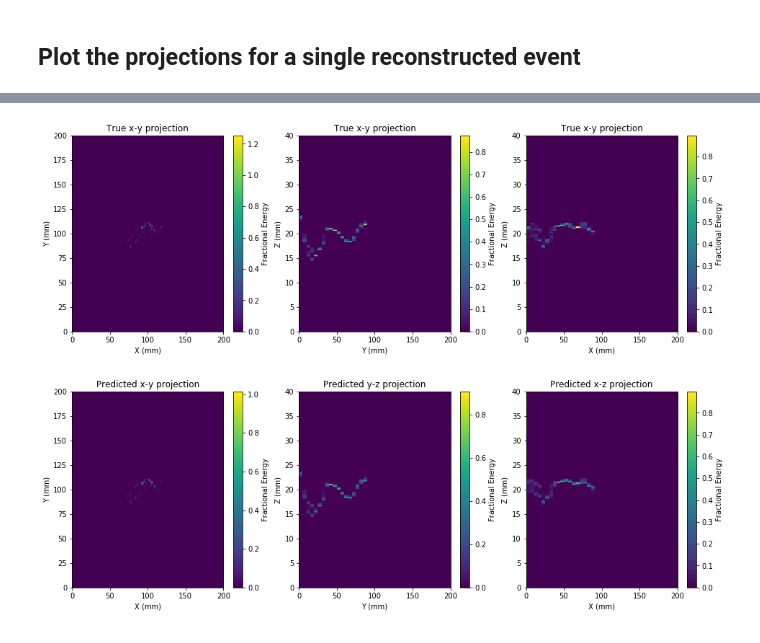
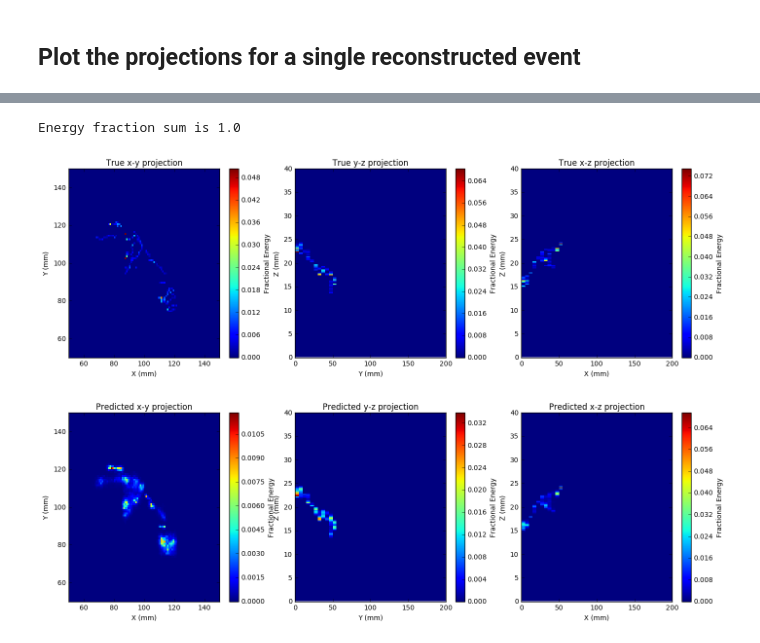
Before and after one commit to jerenner/next-deeplearning-analysis, a Jupyter notebook: NEXT_trackreconstruction.ipynb, the cells around one changed output, grey strips where cells are left out. Drawn from its saved outputs; the diff is of its cells as text; code cells hidden in the pictures.

```diff
--- a/NEXT_trackreconstruction.ipynb
+++ b/NEXT_trackreconstruction.ipynb
@@ -129,9 +127,11 @@ def read_events(file_name,nevts_train,nevts_test,map_size,grid_size):
     y_train = np.zeros([nevts_train,grid_size])
     y_test = np.zeros([nevts_test,grid_size])
 
+    # Create the arrays to store additional information needed to reconstruct entire events (test events only).
     enum_test = np.zeros(nevts_test)
     xc_test = np.zeros(nevts_test)
     yc_test = np.zeros(nevts_test)
+    efrac_test = np.zeros(nevts_test)
 
     # Start reading the events.
     print("{0} events available".format(tot_evts))
@@ -144,6 +144,7 @@ def read_events(file_name,nevts_train,nevts_test,map_size,grid_size):
         evtnum_obj = evt_file["evtNum{0}".format(ee)]
         xc_obj = evt_file["xc{0}".format(ee)]
         yc_obj = evt_file["yc{0}".format(ee)]
+        efrac_obj = evt_file["efrac{0}".format(ee)]
 
         # Create the grid.
         xslices = slice_obj[0]; yslices = slice_obj[1]; eslices = slice_obj[2]
@@ -159,16 +160,17 @@ def read_events(file_name,nevts_train,nevts_test,map_size,grid_size):
             enum_test[ee-nevts_train] = evtnum_obj[0]
             xc_test[ee-nevts_train] = xc_obj[0]
             yc_test[ee-nevts_train] = yc_obj[0]
+            efrac_test[ee-nevts_train] = efrac_obj[0]
         else:
             x_train[ee] = map_obj
             y_train[ee] = slice_grid
 
     evt_file.close()
 
-    return (x_train, y_train, x_test, y_test, enum_test, xc_test, yc_test)
+    return (x_train, y_train, x_test, y_test, enum_test, xc_test, yc_test, efrac_test)
 # %% [markdown]
 ## Read in the data and train the DNN
 # %%
-x_train, y_train, x_test, y_test, enum_test, xc_test, yc_test = read_events("data/slices.h5",nevtsTrain,nevtsTest,mapSize,gridSize)
+x_train, y_train, x_test, y_test, enum_test, xc_test, yc_test, efrac_test = read_events("data/slices.h5",nevtsTrain,nevtsTest,mapSize,gridSize)
 # %% [output]
 Reading 30005 training events and 2001 test events
@@ -389,11 +353,14 @@ for ee in enum_test: print(ee)
 # %%
 # Get all predictions for a single event and plot them.
-plt_evt = 3627
+plt_evt = 3630
+
 xevt = x_test[enum_test == plt_evt]
 yevt = y_test[enum_test == plt_evt]
 ymat = np.reshape(yevt,[len(yevt),RNG_LIM,RNG_LIM])
 x0 = xc_test[enum_test == plt_evt].astype('int')
 y0 = yc_test[enum_test == plt_evt].astype('int')
+efrac = efrac_test[enum_test == plt_evt]
+print("Energy fraction sum is {0}".format(np.sum(efrac)))
 
 yevt_pred = model.predict(xevt, batch_size=32, verbose=0)
 ymat_pred = np.reshape(yevt_pred,[len(yevt_pred),RNG_LIM,RNG_LIM])
@@ -407,74 +374,79 @@ ymat_xy = np.zeros([RNG_LIM*2,RNG_LIM*2])
 ymat_yz = np.zeros([RNG_LIM*2, int(RNG_LIM*2/5)])
 ymat_xz = np.zeros([RNG_LIM*2, int(RNG_LIM*2/5)])
 for nz in range(ymat.shape[0]):
-    ymat_xy[x0[nz]:int(x0[nz]+RNG_LIM),y0[nz]:int(y0[nz]+RNG_LIM)] += ymat[nz,:,:]
-    ymat_yz[y0[nz]:int(y0[nz]+RNG_LIM),nz] += np.sum(ymat,axis=1)[nz,:]
-    ymat_xz[x0[nz]:int(x0[nz]+RNG_LIM),nz] += np.sum(ymat,axis=2)[nz,:]
+    ymat_xy[x0[nz]:int(x0[nz]+RNG_LIM),y0[nz]:int(y0[nz]+RNG_LIM)] += ymat[nz,:,:]*efrac[nz]
+    ymat_yz[y0[nz]:int(y0[nz]+RNG_LIM),nz] += np.sum(ymat,axis=1)[nz,:]*efrac[nz]
+    ymat_xz[x0[nz]:int(x0[nz]+RNG_LIM),nz] += np.sum(ymat,axis=2)[nz,:]*efrac[nz]
 
 fig = plt.figure();
 fig.set_figheight(5.0)
-fig.set_figwidth(16.0)
+fig.set_figwidth(17.0)
 
 ax1 = fig.add_subplot(131);
-sp1 = ax1.imshow(ymat_xy, extent=extent_xy, interpolation='none', aspect='auto', origin='lower')
+sp1 = ax1.imshow(ymat_xy, extent=extent_xy, interpolation='none', aspect='auto', origin='lower', cmap='jet')
 ax1.set_xlabel("X (mm)")
 ax1.set_ylabel("Y (mm)")
 ax1.set_title("True x-y projection")
+ax1.set_xlim([50,150])
+ax1.set_ylim([50,150])
 cbp1 = plt.colorbar(sp1)
 cbp1.set_label('Fractional Energy')
 
 ax2 = fig.add_subplot(132);
-sp2 = ax2.imshow(ymat_yz, extent=extent_yz, interpolation='none', aspect='auto', origin='lower')
+sp2 = ax2.imshow(ymat_yz, extent=extent_yz, interpolation='none', aspect='auto', origin='lower', cmap='jet')
 ax2.set_xlabel("Y (mm)")
 ax2.set_ylabel("Z (mm)")
-ax2.set_title("True x-y projection")
+ax2.set_title("True y-z projection")
 cbp2 = plt.colorbar(sp2)
 cbp2.set_label('Fractional Energy')
 
 ax3 = fig.add_subplot(133);
-sp3 = ax3.imshow(ymat_xz, extent=extent_xz, interpolation='none', aspect='auto', origin='lower')
+sp3 = ax3.imshow(ymat_xz, extent=extent_xz, interpolation='none', aspect='auto', origin='lower', cmap='jet')
 ax3.set_xlabel("X (mm)")
 ax3.set_ylabel("Z (mm)")
-ax3.set_title("True x-y projection")
+ax3.set_title("True x-z projection")
 cbp3 = plt.colorbar(sp3)
 cbp3.set_label('Fractional Energy')
 
 # Create and plot the predicted projections.
 ymat_pred_xy = np.zeros([RNG_LIM*2,RNG_LIM*2])
 ymat_pred_yz = np.zeros([RNG_LIM*2, int(RNG_LIM*2/5)])
 ymat_pred_xz = np.zeros([RNG_LIM*2, int(RNG_LIM*2/5)])
 for nz in range(ymat_pred.shape[0]):
-    ymat_pred_xy[x0[nz]:int(x0[nz]+RNG_LIM),y0[nz]:int(y0[nz]+RNG_LIM)] += ymat_pred[nz,:,:]
-    ymat_pred_yz[y0[nz]:int(y0[nz]+RNG_LIM),nz] += np.sum(ymat_pred,axis=1)[nz,:]
-    ymat_pred_xz[x0[nz]:int(x0[nz]+RNG_LIM),nz] += np.sum(ymat_pred,axis=2)[nz,:]
+    ymat_pred_xy[x0[nz]:int(x0[nz]+RNG_LIM),y0[nz]:int(y0[nz]+RNG_LIM)] += ymat_pred[nz,:,:]*efrac[nz]
+    ymat_pred_yz[y0[nz]:int(y0[nz]+RNG_LIM),nz] += np.sum(ymat_pred,axis=1)[nz,:]*efrac[nz]
+    ymat_pred_xz[x0[nz]:int(x0[nz]+RNG_LIM),nz] += np.sum(ymat_pred,axis=2)[nz,:]*efrac[nz]
 
 fig = plt.figure();
 fig.set_figheight(5.0)
-fig.set_figwidth(16.0)
+fig.set_figwidth(17.0)
 
 ax1 = fig.add_subplot(131);
-sp1 = ax1.imshow(ymat_pred_xy, extent=extent_xy, interpolation='none', aspect='auto', origin='lower')
+sp1 = ax1.imshow(ymat_pred_xy, extent=extent_xy, interpolation='none', aspect='auto', origin='lower', cmap='jet')
 ax1.set_xlabel("X (mm)")
 ax1.set_ylabel("Y (mm)")
 ax1.set_title("Predicted x-y projection")
+ax1.set_xlim([50,150])
+ax1.set_ylim([50,150])
 cbp1 = plt.colorbar(sp1)
 cbp1.set_label('Fractional Energy')
 
 ax2 = fig.add_subplot(132);
-sp2 = ax2.imshow(ymat_pred_yz, extent=extent_yz, interpolation='none', aspect='auto', origin='lower')
+sp2 = ax2.imshow(ymat_pred_yz, extent=extent_yz, interpolation='none', aspect='auto', origin='lower', cmap='jet')
 ax2.set_xlabel("Y (mm)")
 ax2.set_ylabel("Z (mm)")
 ax2.set_title("Predicted y-z projection")
 cbp2 = plt.colorbar(sp2)
 cbp2.set_label('Fractional Energy')
 
 ax3 = fig.add_subplot(133);
-sp3 = ax3.imshow(ymat_pred_xz, extent=extent_xz, interpolation='none', aspect='auto', origin='lower')
+sp3 = ax3.imshow(ymat_pred_xz, extent=extent_xz, interpolation='none', aspect='auto', origin='lower', cmap='jet')
 ax3.set_xlabel("X (mm)")
 ax3.set_ylabel("Z (mm)")
 ax3.set_title("Predicted x-z projection")
 cbp3 = plt.colorbar(sp3)
 cbp3.set_label('Fractional Energy')
 # %% [output]
+Energy fraction sum is 1.0
-[figure, old version]
+[figure, new version]
-[figure, old version]
+[figure, new version]
```
Also changed, not shown: parts of 10 cells of this notebook.
